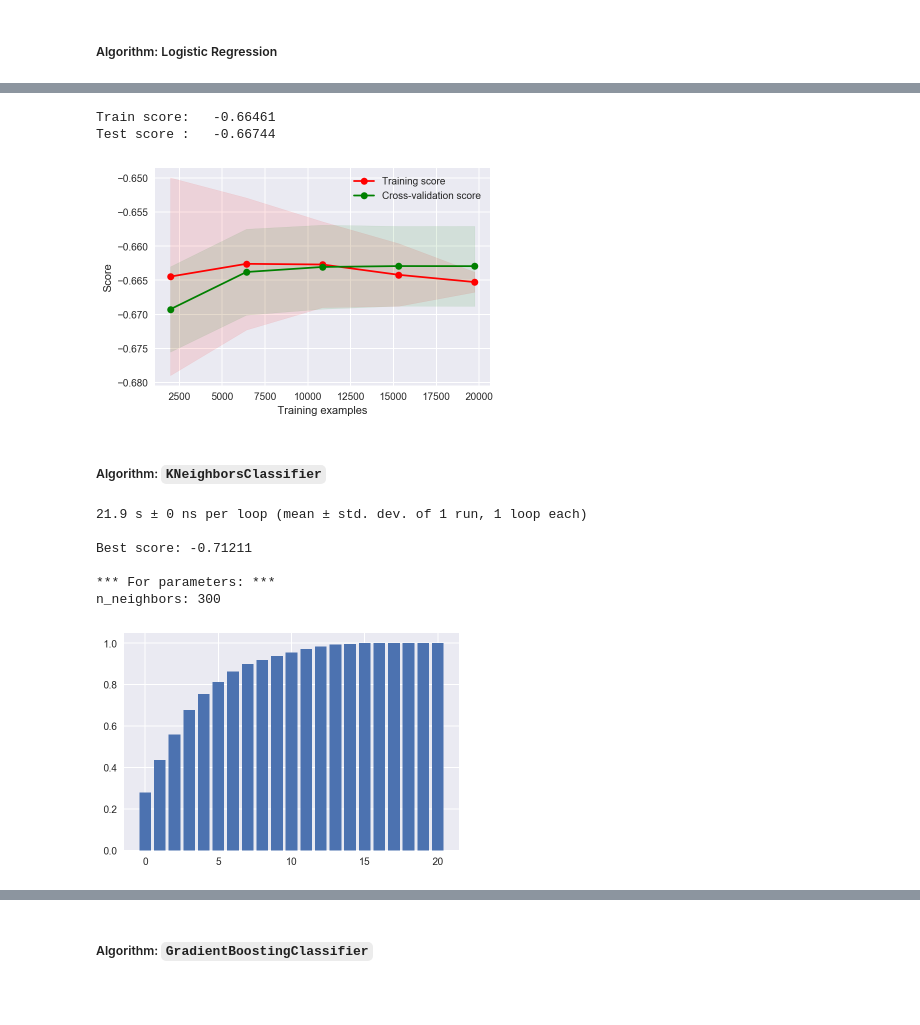
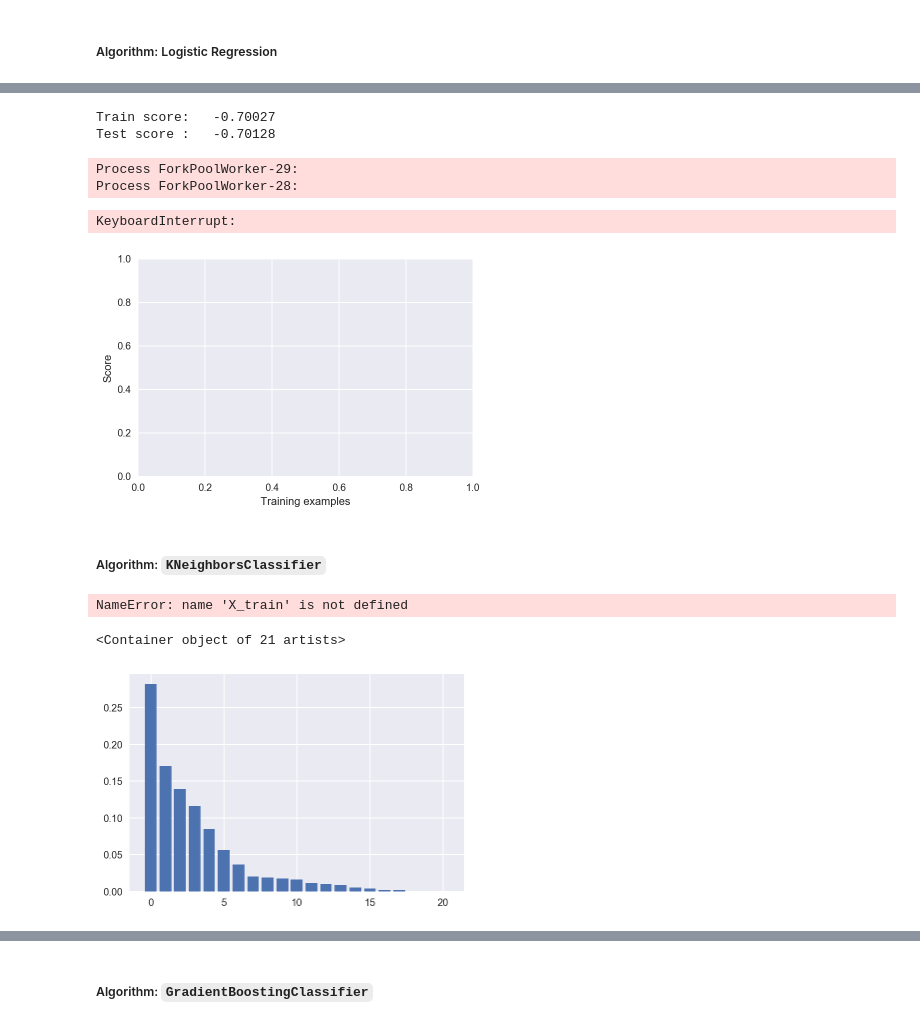
Before and after one commit to mdlynch37/kaggle-rental-interest, a Jupyter notebook: Executable/Main.ipynb, the cells around one changed output, grey strips where cells are left out. Saved outputs shown, nothing was run; the diff lists cells and outputs as text; code cells hidden in the pictures; blank space fills up the shorter version.

```diff
--- a/Executable/Main.ipynb
+++ b/Executable/Main.ipynb
@@ -665,20 +700,23 @@ X_train.shape, y_test.shape
 # %%
 clf = grid.best_estimator_
 
 y_pred = clf.predict_proba(X_train)
 print('Train score: {:>10.5f}'.format(-log_loss(y_train, y_pred)))
 
 y_pred = clf.predict_proba(X_test)
 print('Test score : {:>10.5f}'.format(-log_loss(y_test, y_pred)))
 
 cv = StratifiedShuffleSplit(n_splits=5, test_size=0.2, random_state=SEED)
 with warnings.catch_warnings():
     warnings.simplefilter('ignore')
     plot_learning_curve(clf,
                         X_train, y_train,
                         cv=cv, scoring=scoring,
-                        n_jobs=-1)
+                        n_jobs=2)
 # %% [output]
-Train score:   -0.66461
-Test score :   -0.66744
+Train score:   -0.70027
+Test score :   -0.70128
+Process ForkPoolWorker-29:
+Process ForkPoolWorker-28:
+KeyboardInterrupt:
-[figure, old version]
+[figure, new version]
@@ -685,16 +734,18 @@ Test score :   -0.66744
 # %% [markdown]
 ##### Algorithm: `KNeighborsClassifier`
 # %%
+from sklearn.decomposition import RandomizedPCA
+
 N_COMP = 6
 
 pca = PCA(random_state=SEED).fit(X_train)
-X_train_pca = pca.transform(X_train)[:, :N_COMP]
-X_test_pca  = pca.transform(X_test)[:, :N_COMP]
+X_train_pca = rpca.transform(X_train)[:, :N_COMP]
+X_test_pca  = rpca.transform(X_test)[:, :N_COMP]
 
 parameters = dict(
-    n_neighbors=[100, 200, 300, 400, 600],
+    n_neighbors=[100, 200, 300],
 )
-clf = KNeighborsClassifier(n_jobs=1)
+clf = KNeighborsClassifier(n_jobs=-1)
 grid = GridSearchCV(clf, parameters, n_jobs=-1, scoring=scoring,
                     error_score=np.nan)
 
@@ -706,18 +757,14 @@ with warnings.catch_warnings():
 print()
 print(best_grid_results(grid))
 # %% [output]
-21.9 s ± 0 ns per loop (mean ± std. dev. of 1 run, 1 loop each)
-
-Best score: -0.71211
-
-*** For parameters: ***
-n_neighbors: 300
+NameError: name 'X_train' is not defined
 # %%
 pca = PCA(random_state=SEED).fit(X_train)
 comps = pca.explained_variance_ratio_
-plt.bar(range(len(comps)), np.cumsum(comps));
+plt.bar(range(len(comps)), comps)
 # %% [output]
+<Container object of 21 artists>
-[figure, old version]
+[figure, new version]
 # %%
 clf = grid.best_estimator_
 
```
Also changed, not shown: parts of 22 cells of this notebook.
